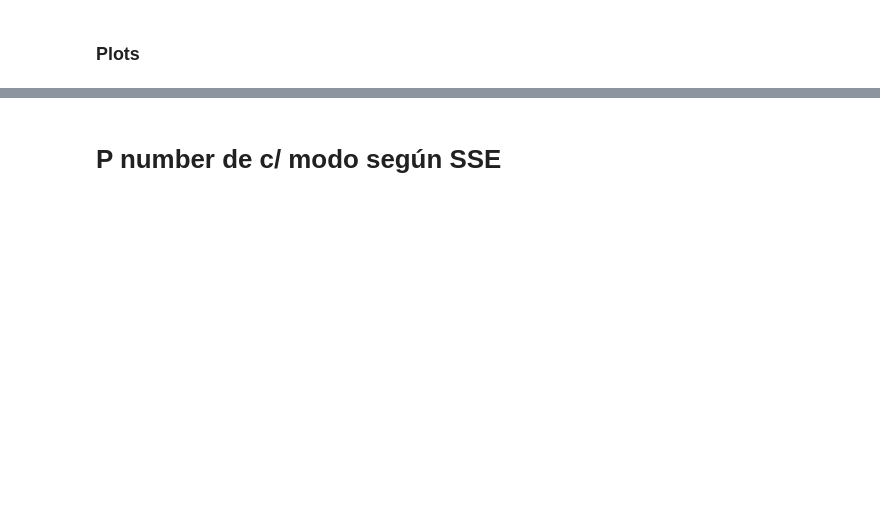
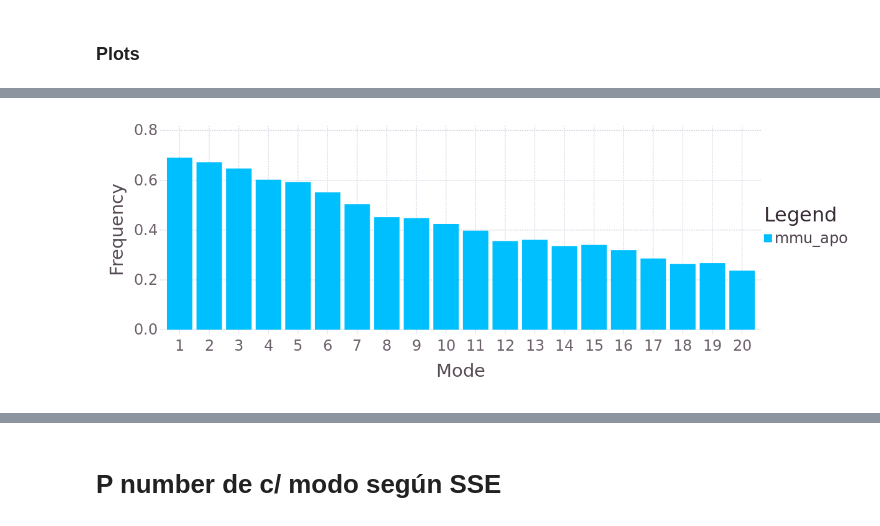
Before and after one commit to pgbarletta/obp16, a Jupyter notebook: src/mu_superpose.ipynb, the cells around one changed output, grey strips where cells are left out. Drawn from its saved outputs; the diff is of its cells as text; code cells hidden in the pictures; blank space fills up the shorter version.

```diff
--- a/src/mu_superpose.ipynb
+++ b/src/mu_superpose.ipynb
@@ -216,12 +258,12 @@ mu_eol_avg_tr=Trajectory(string(home, "run/mu_eol/pca/avg_mu_eol.pdb"));
 mu_eol_avg_fr = read(mu_eol_avg_tr);
 
 # Acá leo los indices de los carbonos alfa p/ subsettear los vectores posición.
-file_mu_eol_ca_index=open(string(home, "run/mu_eol/ca_index_mu_eol");
+file_mu_eol_ca_index=open(string(home, "run/mu_eol/ca_index_mu_eol"));
 mu_eol_ca_index = convert(Array{Int64,2}, readdlm(file_mu_eol_ca_index));
-mu_eol_ca_index = reshape(mu_ctv_ca_index, length(mu_eol_ca_index))
+mu_eol_ca_index = reshape(mu_eol_ca_index, length(mu_eol_ca_index))
 mu_eol_ca_index3 = map(x -> x*3,
-                    repeat(mu_ctv_ca_index, inner=[3])) - repeat([2, 1, 0],
-                    outer = [length(mu_ctv_ca_index)])
+                    repeat(mu_eol_ca_index, inner=[3])) - repeat([2, 1, 0],
+                    outer = [length(mu_eol_ca_index)])
 # Subsetteo
 mu_eol_avg_xyz = getindex(positions(mu_eol_avg_fr), mu_eol_ca_index3)
 
@@ -252,9 +294,6 @@ pnum_mu_eol = map(x -> 1/x, pnum_mu_eol);
 
 # Limpio memoria
 mu_eol_tr=0;
-#modes_mu_eol=0;
-#diff_vtr_mu_eol=0;
-#projection_mu_eol1=0;
 gc();
 # %% [output]
 Chemfiles warning: Unknown PDB record: TER    1895      LEU   119
@@ -389,0 +401,13 @@ draw(PDF("pmodes_hist_mu.pdf", 20cm, 40cm), vstack(pmodes_hist_mu_apo, pmodes_hi
+# %%
+set_default_plot_size(32cm, 12cm)
+# mu_apo
+df_hist_mu_apo = DataFrame(Frequency = counts_mu_apo ./ mu_apo_frames_cnt, Mode = collect(1:aa36), ID = "mu_apo")
+
+plot(df_hist_mu_apo[1:20, :], y = "Frequency", x = "Mode", Geom.bar(position=:dodge),
+Coord.cartesian(xmin = 0.5, xmax = 20.5), Guide.xticks(ticks = collect(1:20)),
+Guide.manual_color_key("Legend", ["mmu_apo"], ["deepskyblue"]),
+Theme(default_color=colorant"Deepskyblue", bar_spacing = 5pt, grid_line_width=1pt,
+minor_label_font_size = 18pt, major_label_font_size = 22pt, key_title_font_size = 24pt,
+key_label_font_size = 18pt))
+# %% [output]
+[figure, added]
```
Also changed, not shown: parts of 67 cells of this notebook, 6 other files.
